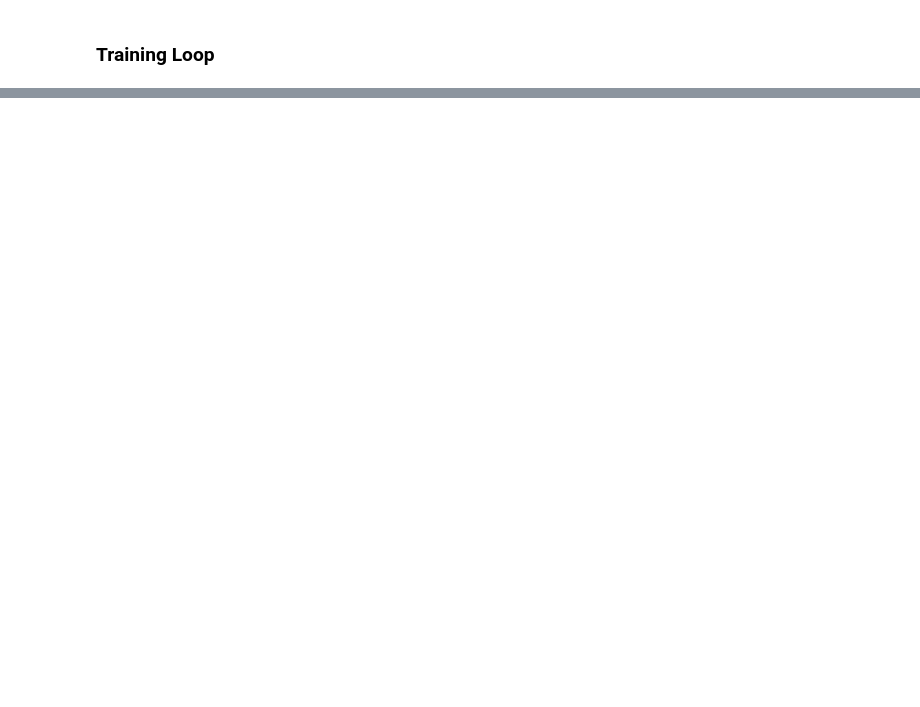
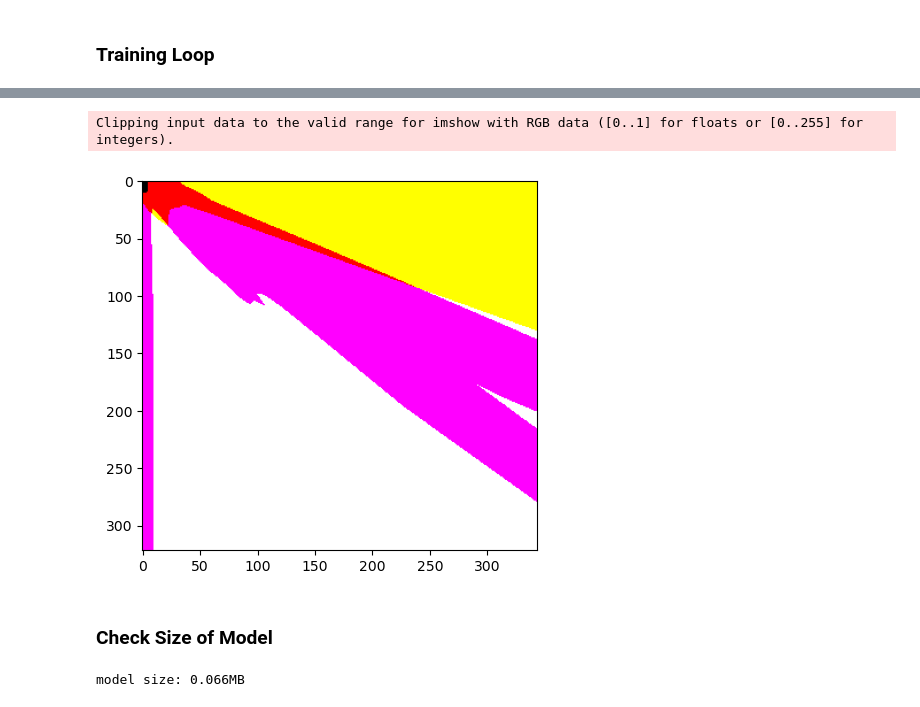
Before and after one commit to martinezdavid12/DMartinez_CILab, a Jupyter notebook: 2D_video.ipynb, the cells around one changed output, grey strips where cells are left out. Cells and saved outputs as stored; diff of their text form; code cells hidden in the pictures; blank space fills up the shorter version.

Commit message:
updated model

```diff
--- a/2D_video.ipynb
+++ b/2D_video.ipynb
@@ -91,10 +110,10 @@ class MLP(nn.Module):
 # %%
 #Create an Instance and set loss function & optimizer
 model_0 = MLP(input_shape=3,
-              hidden_units=32,
+              hidden_units=128,
               output_shape=3).to(device)
 
 loss_fn = torch.nn.MSELoss()
 optimizer = torch.optim.Adam(params=model_0.parameters(),
-                             lr=0.001)
+                             lr=0.00001)
 #list(model_0.parameters())
@@ -101,3 +122,15 @@ optimizer = torch.optim.Adam(params=model_0.parameters(),
+# %%
+# Tests to reconstruct image for some frame
+def test_loop():
+    model_0.eval()
+    with torch.inference_mode():
+        frame = 0
+        results = torch.zeros(len(grid[0]), len(grid[0][0]), 3)
+        for row in range(0, len(grid[0])):
+            for col in range(0, len(grid[0][0])):
+                T = torch.tensor([[frame, row, col]], dtype=torch.float32).to(device)
+                results[row][col] = torch.round(model_0(T.squeeze(dim=1))).to(device)
+        plt.imshow(results.cpu())
 # %% [markdown]
 ### Training Loop
 # %%
@@ -160,0 +182,20 @@ with torch.inference_mode():
+# %%
+test_loop()
+# %% [output]
+Clipping input data to the valid range for imshow with RGB data ([0..1] for floats or [0..255] for integers).
+[figure, added]
+# %% [markdown]
+### Check Size of Model
+# %%
+# Check model size by summing parameters and state_dict
+params_size = 0
+for param in model_0.parameters():
+    params_size += param.nelement() * param.element_size()
+buffer_size = 0
+for buffer in model_0.buffers():
+    buffer_size += buffer.nelement() * buffer.element_size()
+
+size_all_mb = (params_size + buffer_size) / 1024**2
+print('model size: {:.3f}MB'.format(size_all_mb))
+# %% [output]
+model size: 0.066MB
```
Also changed, not shown: parts of 11 cells of this notebook.
